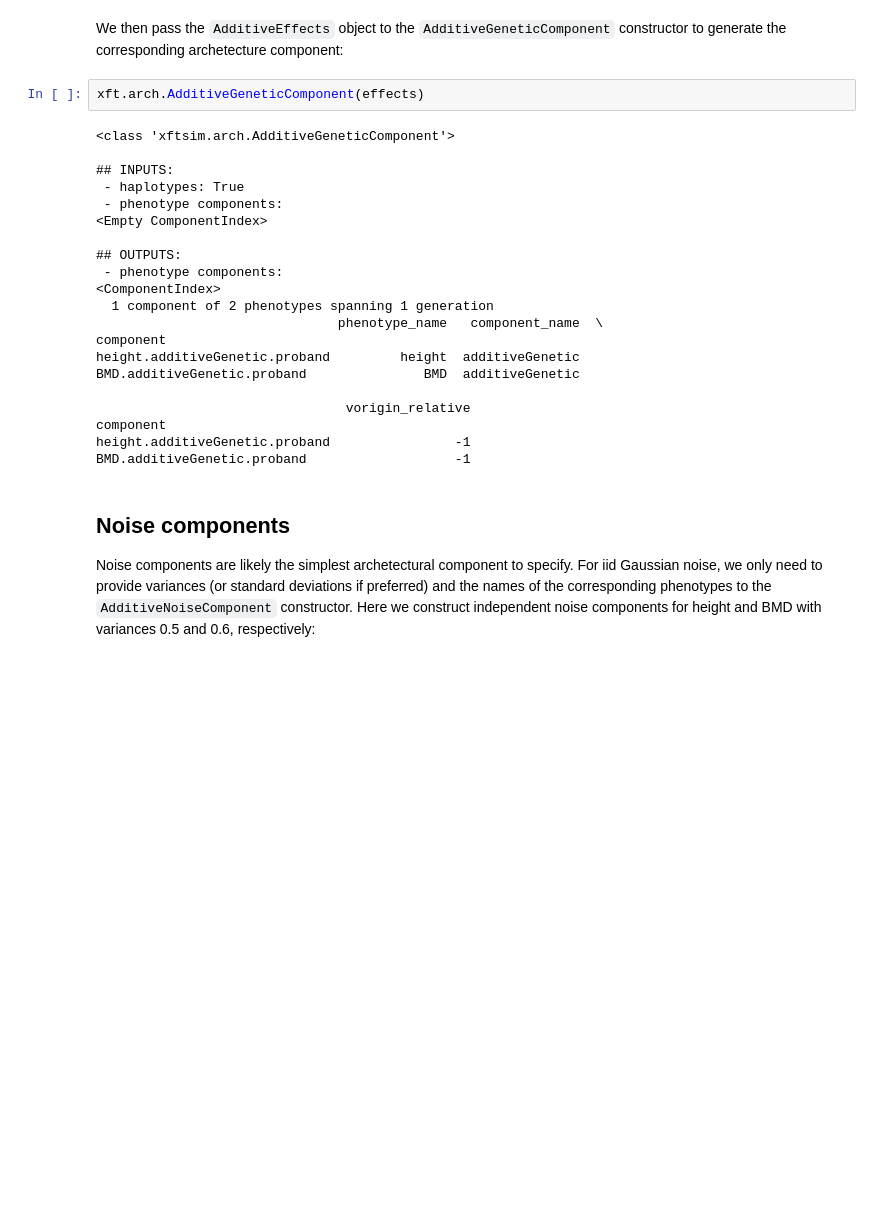
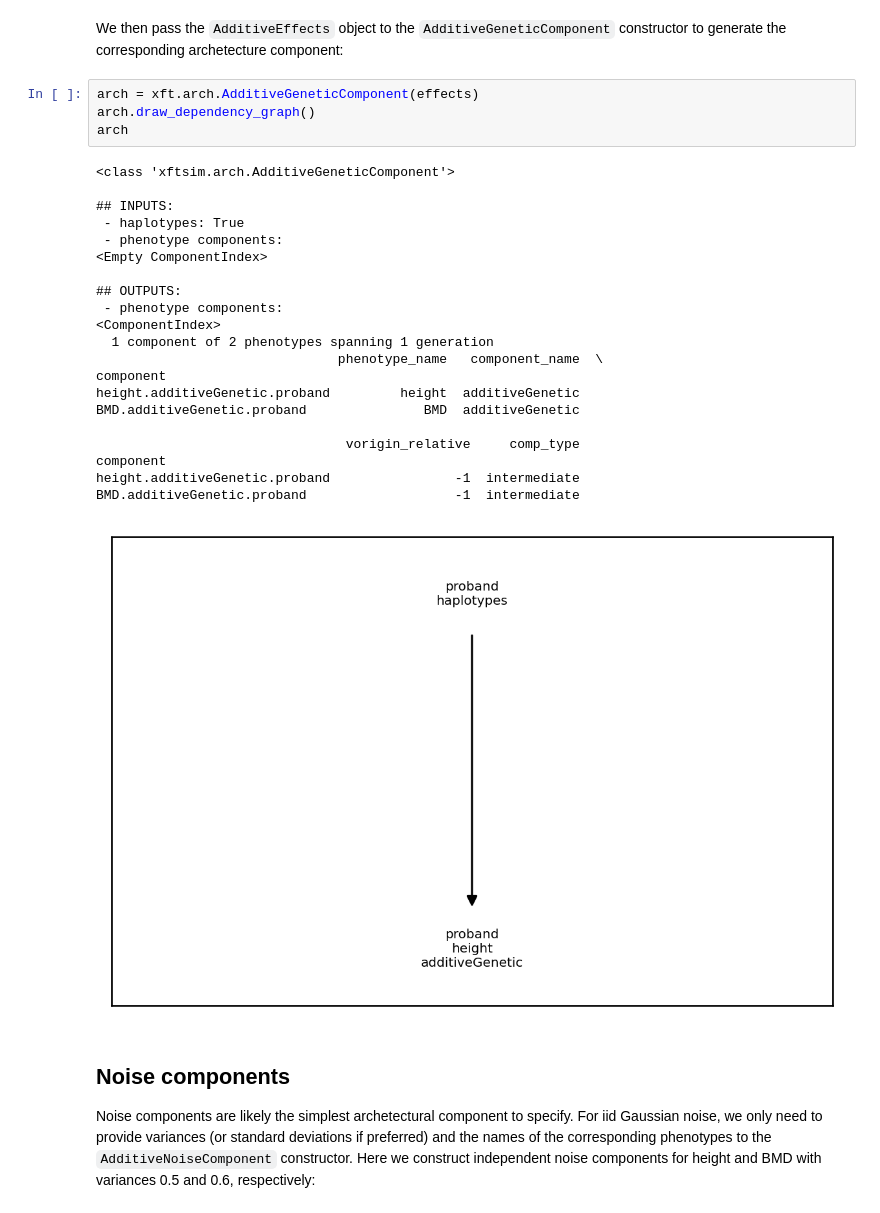
Before and after one commit to rborder/xftsim, a Jupyter notebook: docs/userguide/arch.ipynb, the cells around one changed output. Cells and saved outputs as stored; diff of their text form; blank space fills up the shorter version.

Commit message:
finished arch, inclusion of comp_type

```diff
--- a/docs/userguide/arch.ipynb
+++ b/docs/userguide/arch.ipynb
@@ -157,28 +178,31 @@ correlation_matrix, covariance_matrix
 # %% [markdown]
 We then pass the `AdditiveEffects` object to the `AdditiveGeneticComponent` constructor to generate the corresponding archetecture component:
 # %%
-xft.arch.AdditiveGeneticComponent(effects)
+arch = xft.arch.AdditiveGeneticComponent(effects)
+arch.draw_dependency_graph()
+arch
 # %% [output]
 <class 'xftsim.arch.AdditiveGeneticComponent'>
 
 ## INPUTS:
  - haplotypes: True
  - phenotype components:
 <Empty ComponentIndex>
 
 ## OUTPUTS:
  - phenotype components:
 <ComponentIndex>
   1 component of 2 phenotypes spanning 1 generation
                                phenotype_name   component_name  \
 component
 height.additiveGenetic.proband         height  additiveGenetic
 BMD.additiveGenetic.proband               BMD  additiveGenetic
 
-                                vorigin_relative
+                                vorigin_relative     comp_type
 component
-height.additiveGenetic.proband                -1
-BMD.additiveGenetic.proband                   -1
+height.additiveGenetic.proband                -1  intermediate
+BMD.additiveGenetic.proband                   -1  intermediate
+[figure, added]
 # %% [markdown]
 ## Noise components
 
```
Also changed, not shown: parts of 49 cells of this notebook, 3 other files.
